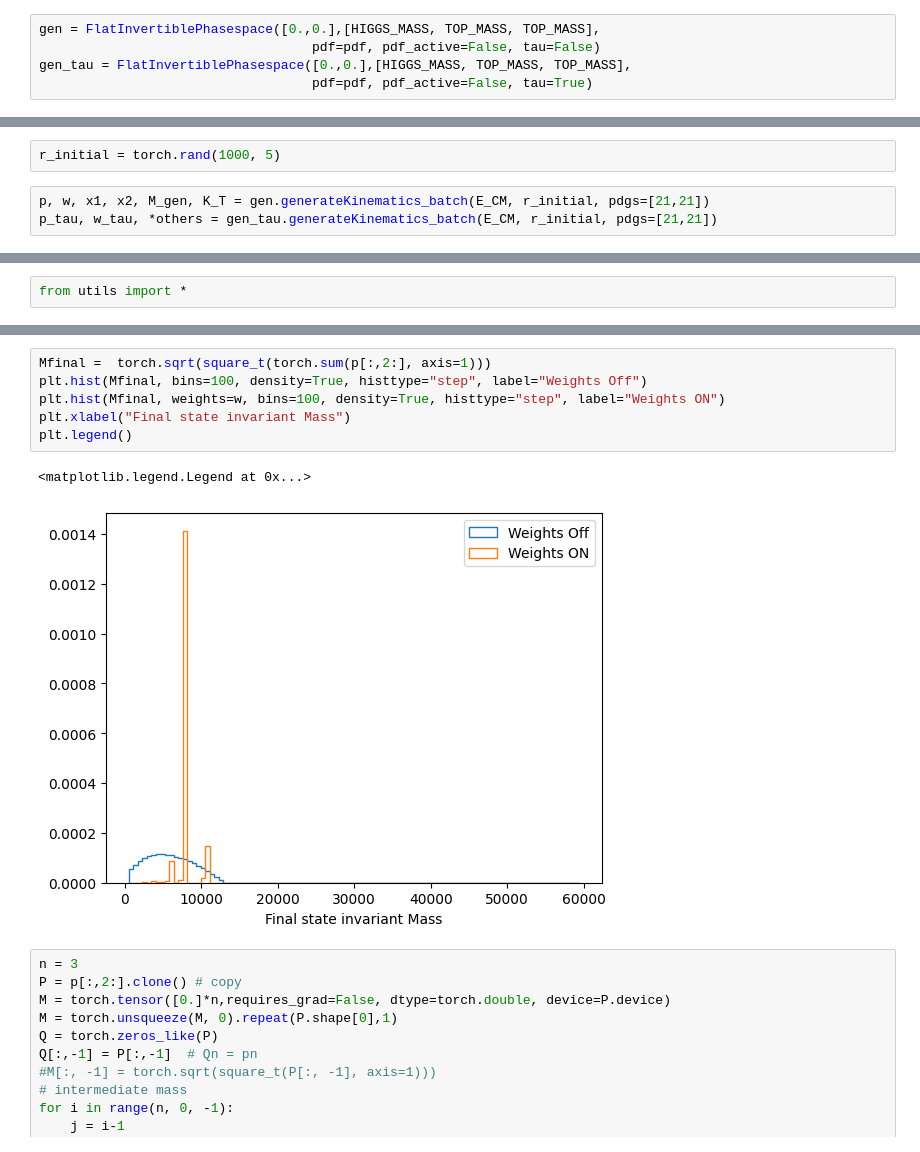
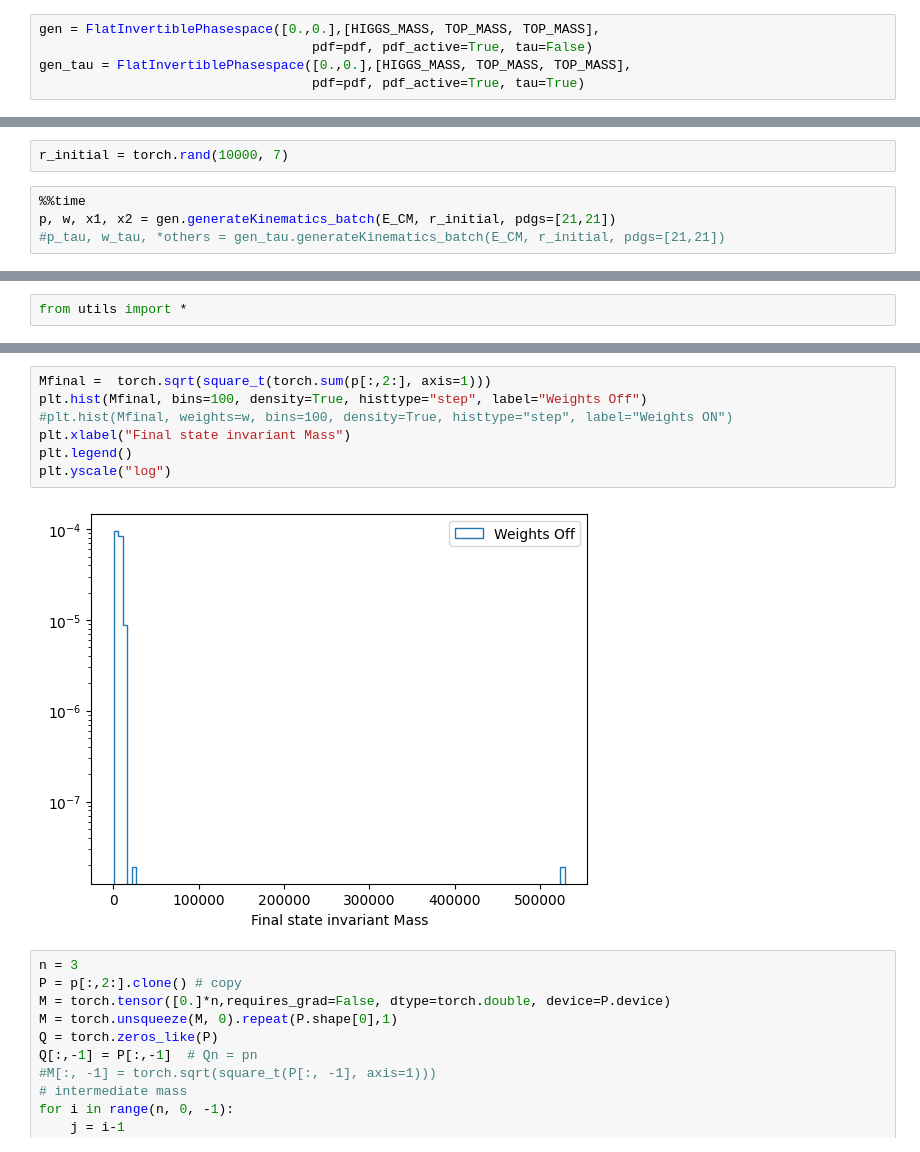
Before and after one commit to valsdav/MEMFlow, a Jupyter notebook: src/memflow/phasespace/RamboTest.ipynb, the cells around one changed output, grey strips where cells are left out. Saved outputs shown, nothing was run; the diff lists cells and outputs as text.

```diff
--- a/src/memflow/phasespace/RamboTest.ipynb
+++ b/src/memflow/phasespace/RamboTest.ipynb
@@ -24,9 +24,9 @@ E_CM = 13000
 final_masses = torch.tensor([HIGGS_MASS, TOP_MASS, TOP_MASS], requires_grad=False)
 # %%
 gen = FlatInvertiblePhasespace([0.,0.],[HIGGS_MASS, TOP_MASS, TOP_MASS],
-                                   pdf=pdf, pdf_active=False, tau=False)
+                                   pdf=pdf, pdf_active=True, tau=False)
 gen_tau = FlatInvertiblePhasespace([0.,0.],[HIGGS_MASS, TOP_MASS, TOP_MASS],
-                                   pdf=pdf, pdf_active=False, tau=True)
+                                   pdf=pdf, pdf_active=True, tau=True)
 # %%
 gen.nDimPhaseSpace()
 # %% [output]
@@ -38,7 +38,8 @@ FlatInvertiblePhasespace.get_flatWeights(13000, 3)
 # %% [markdown]
 generateKinematics_batch(self, E_cm, random_variables_full, pT_mincut=-1, delR_mincut=-1, rap_maxcut=-1,pdgs=[0,0]):
 # %%
-r_initial = torch.rand(1000, 5)
+r_initial = torch.rand(10000, 7)
 # %%
-p, w, x1, x2, M_gen, K_T = gen.generateKinematics_batch(E_CM, r_initial, pdgs=[21,21])
-p_tau, w_tau, *others = gen_tau.generateKinematics_batch(E_CM, r_initial, pdgs=[21,21])
+%%time
+p, w, x1, x2 = gen.generateKinematics_batch(E_CM, r_initial, pdgs=[21,21])
+#p_tau, w_tau, *others = gen_tau.generateKinematics_batch(E_CM, r_initial, pdgs=[21,21])
@@ -254,12 +234,12 @@ plt.legend()
 # %%
 Mfinal =  torch.sqrt(square_t(torch.sum(p[:,2:], axis=1)))
 plt.hist(Mfinal, bins=100, density=True, histtype="step", label="Weights Off")
-plt.hist(Mfinal, weights=w, bins=100, density=True, histtype="step", label="Weights ON")
+#plt.hist(Mfinal, weights=w, bins=100, density=True, histtype="step", label="Weights ON")
 plt.xlabel("Final state invariant Mass")
 plt.legend()
+plt.yscale("log")
 # %% [output]
-<matplotlib.legend.Legend at 0x...>
-[figure, old version]
+[figure, new version]
 # %%
 n = 3
 P = p[:,2:].clone() # copy
```
Also changed, not shown: parts of 18 cells of this notebook, 1 other file.
